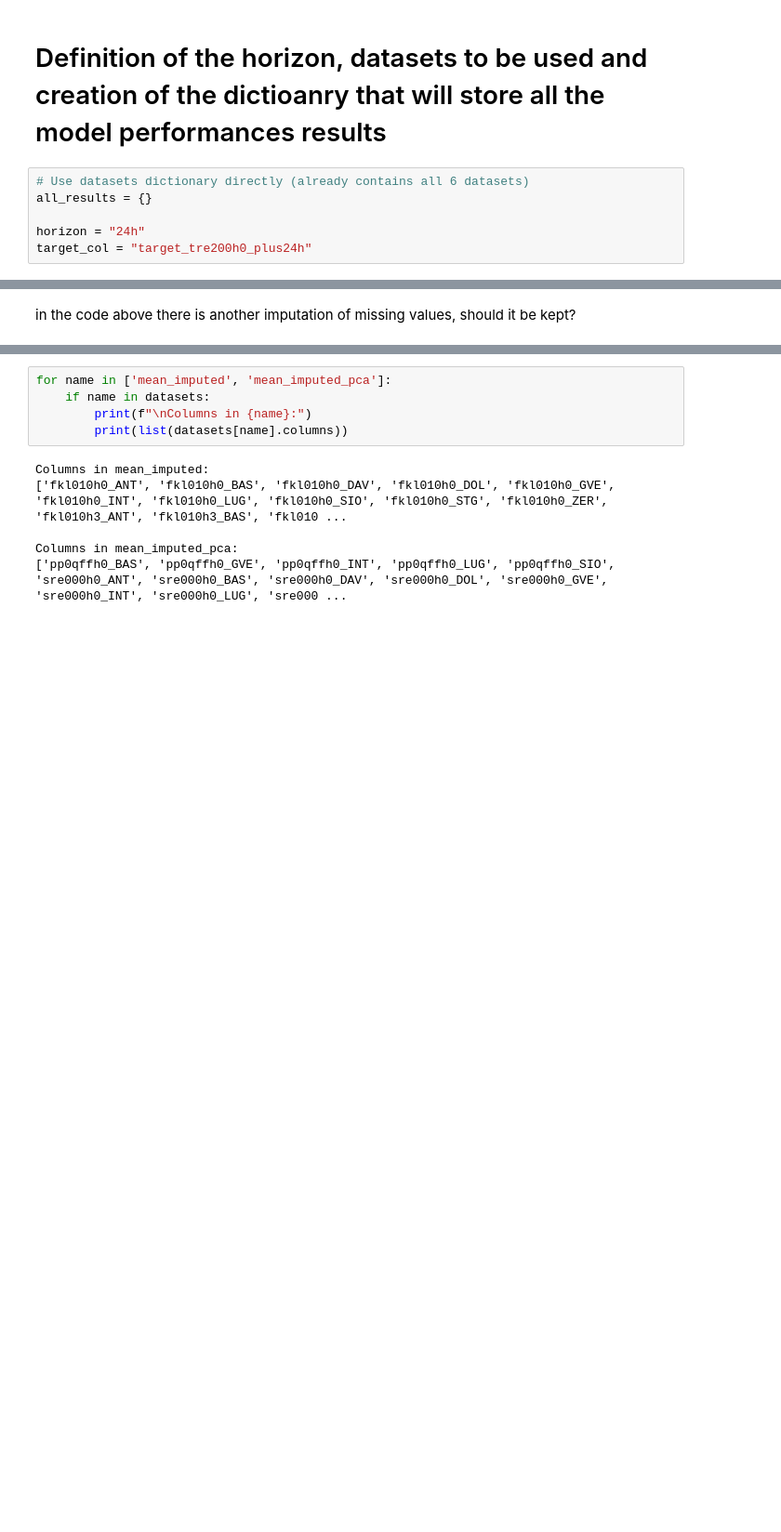
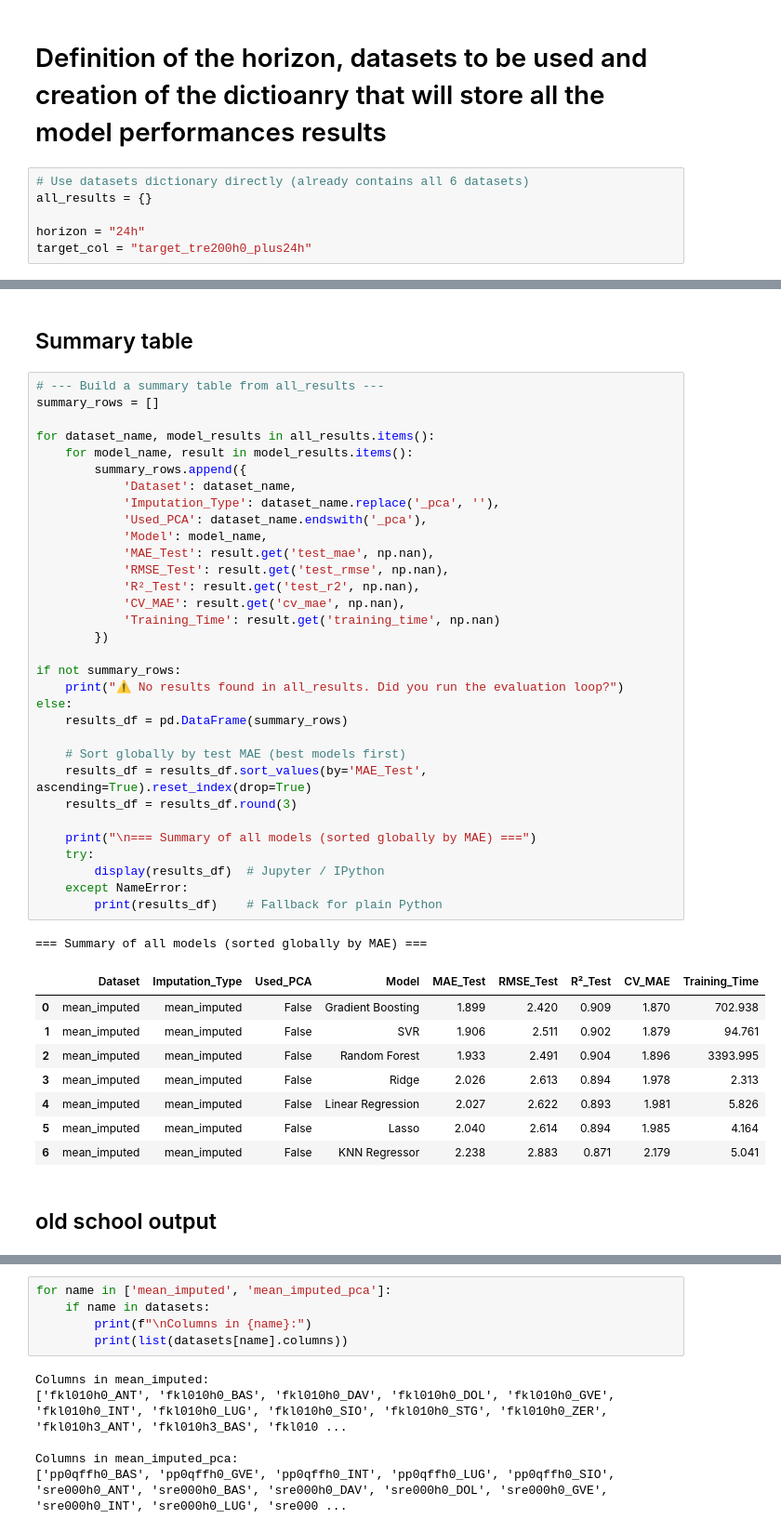
Before and after one commit to ivanldf13/MachineLearning2025, a Jupyter notebook: ML_Weather_Prediction/ml_weather_prediction_test_PCA_only_one_DS.ipynb, the cells around one changed output, grey strips where cells are left out. Shown at 93% size. Saved outputs shown, nothing was run; the diff lists cells and outputs as text; blank space fills up the shorter version.

```diff
--- a/ML_Weather_Prediction/ml_weather_prediction_test_PCA_only_one_DS.ipynb
+++ b/ML_Weather_Prediction/ml_weather_prediction_test_PCA_only_one_DS.ipynb
@@ -1038,2 +1364,46 @@ Skipping (only running on mean_imputed for now).
-# %% [markdown]
-in the code above there is another imputation of missing values, should it be kept?
+# %% [markdown]
+## Summary table
+# %%
+# --- Build a summary table from all_results ---
+summary_rows = []
+
+for dataset_name, model_results in all_results.items():
+    for model_name, result in model_results.items():
+        summary_rows.append({
+            'Dataset': dataset_name,
+            'Imputation_Type': dataset_name.replace('_pca', ''),
+            'Used_PCA': dataset_name.endswith('_pca'),
+            'Model': model_name,
+            'MAE_Test': result.get('test_mae', np.nan),
+            'RMSE_Test': result.get('test_rmse', np.nan),
+            'R²_Test': result.get('test_r2', np.nan),
+            'CV_MAE': result.get('cv_mae', np.nan),
+            'Training_Time': result.get('training_time', np.nan)
+        })
+
+if not summary_rows:
+    print("⚠️ No results found in all_results. Did you run the evaluation loop?")
+else:
+    results_df = pd.DataFrame(summary_rows)
+
+    # Sort globally by test MAE (best models first)
+    results_df = results_df.sort_values(by='MAE_Test', ascending=True).reset_index(drop=True)
+    results_df = results_df.round(3)
+
+    print("\n=== Summary of all models (sorted globally by MAE) ===")
+    try:
+        display(results_df)  # Jupyter / IPython
+    except NameError:
+        print(results_df)    # Fallback for plain Python
+# %% [output]
+=== Summary of all models (sorted globally by MAE) ===
+|  | Dataset | Imputation_Type | Used_PCA | Model | MAE_Test | RMSE_Test | R²_Test | CV_MAE | Training_Time |
+| 0 | mean_imputed | mean_imputed | False | Gradient Boosting | 1.899 | 2.420 | 0.909 | 1.870 | 702.938 |
+| 1 | mean_imputed | mean_imputed | False | SVR | 1.906 | 2.511 | 0.902 | 1.879 | 94.761 |
+| 2 | mean_imputed | mean_imputed | False | Random Forest | 1.933 | 2.491 | 0.904 | 1.896 | 3393.995 |
+| 3 | mean_imputed | mean_imputed | False | Ridge | 2.026 | 2.613 | 0.894 | 1.978 | 2.313 |
+| 4 | mean_imputed | mean_imputed | False | Linear Regression | 2.027 | 2.622 | 0.893 | 1.981 | 5.826 |
+| 5 | mean_imputed | mean_imputed | False | Lasso | 2.040 | 2.614 | 0.894 | 1.985 | 4.164 |
+| 6 | mean_imputed | mean_imputed | False | KNN Regressor | 2.238 | 2.883 | 0.871 | 2.179 | 5.041 |
+# %% [markdown]
+## old school output
```
Also changed, not shown: parts of 11 cells of this notebook, 9 other files.
